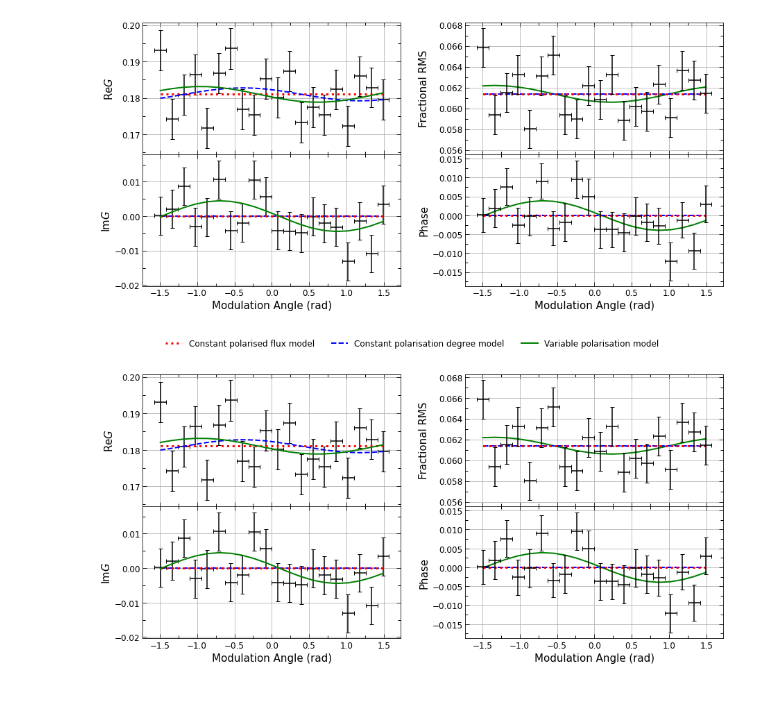
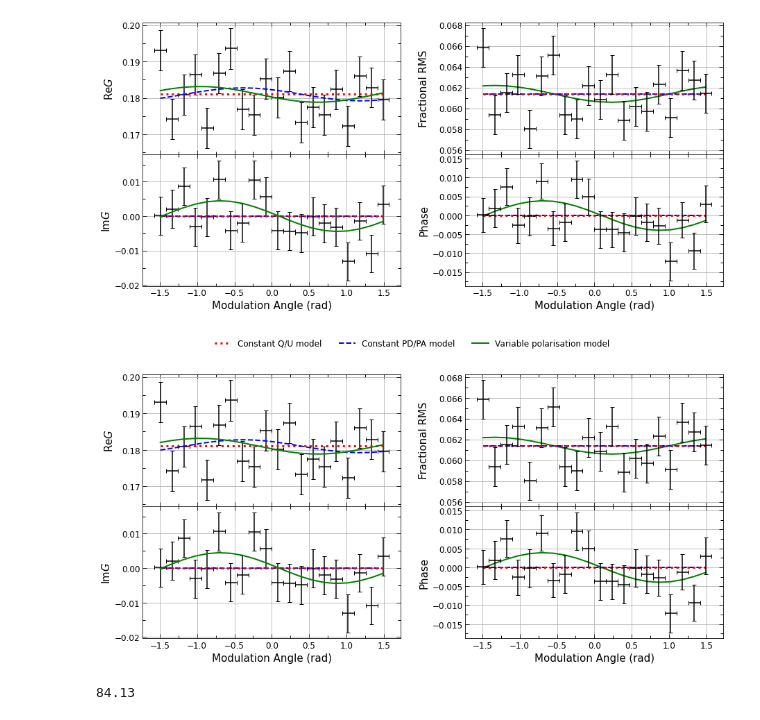
Before and after one commit to ixpe-mel/cygx1_paper, a Jupyter notebook: q_u_nu_ipynb_pages/extended_freq_search.ipynb, the cells around one changed output. Cells and saved outputs as stored; diff of their text form; code cells hidden in the pictures.

```diff
--- a/q_u_nu_ipynb_pages/extended_freq_search.ipynb
+++ b/q_u_nu_ipynb_pages/extended_freq_search.ipynb
@@ -236,6 +522,13 @@ plt.tight_layout(h_pad=0)
 plt.show()
 # %% [output]
 [figure]
+# %%
+aspace = np.linspace(mod_min, mod_max, mod_bin_number + 1)
+mod_min_array = aspace[:-1]
+mod_max_array = aspace[1:]
+av_mod = (mod_min_array + mod_max_array) / 2
+av_mod_err = (mod_max_array - mod_min_array) / 2
+xerr=av_mod_err
 # %%
 import matplotlib.pyplot as plt
 from matplotlib.ticker import AutoMinorLocator
@@ -288,32 +581,36 @@ ax[1,0].grid()
 # --- Bottom-right: Phase ---
 ax[1,1].plot(av_mod, result_32_8['phase_lag_model'][0], linestyle='solid', color='green',
              linewidth=2)
 ax[1,1].plot(av_mod, result_32_8['phase_lag_null'][0],
                 linestyle='--', color='blue', linewidth=2)
 ax[1,1].plot(av_mod, result_32_8['phase_lag_null_cpf']*len(av_mod),
                 linestyle='dotted', color='red', linewidth=3)
 ax[1,1].errorbar(av_mod, result_32_8['phase_lag'][0], yerr=result_32_8['d_phase_lag'][0], xerr=xerr,
                  linestyle='none', capsize=3, color='black')
 ax[1,1].set_xlabel('Modulation Angle (rad)', size=15)
 ax[1,1].set_ylabel('Phase', size=15)
 ax[1,1].grid()
 
 # --- Minor ticks and formatting ---
 for axis in ax.flatten():  # flatten 2x2 array to 1D
     axis.minorticks_on()
     axis.xaxis.set_minor_locator(AutoMinorLocator(2))
     axis.yaxis.set_minor_locator(AutoMinorLocator(2))
     axis.tick_params(axis='both', top=True, right=True, direction='in', which='major', labelsize=12,length=6)
     axis.tick_params(axis='both', which='minor', top=True, right=True, length=4, width=1,direction='in')
 
 plt.tight_layout(h_pad=0)
 
 # --- Single figure legend ---
 fig.legend([line1, line2, line3],
-           ['Constant polarised flux model', 'Constant polarisation degree model', 'Variable polarisation model'],
+           ['Constant Q/U model', 'Constant PD/PA model', 'Variable polarisation model'],
            loc='upper center', ncol=3, fontsize=12, frameon=False)
 
 plt.savefig('q_u_nu_1freq.pdf', dpi=500)
 plt.show()
 # %% [output]
-[figure, old version]
+[figure, new version]
+# %%
+5.99+11.99+19.99+0.51+11.99+8.99+5.39+19.28
+# %% [output]
+84.13
```
Also changed, not shown: parts of 10 cells of this notebook, 8 other files.
